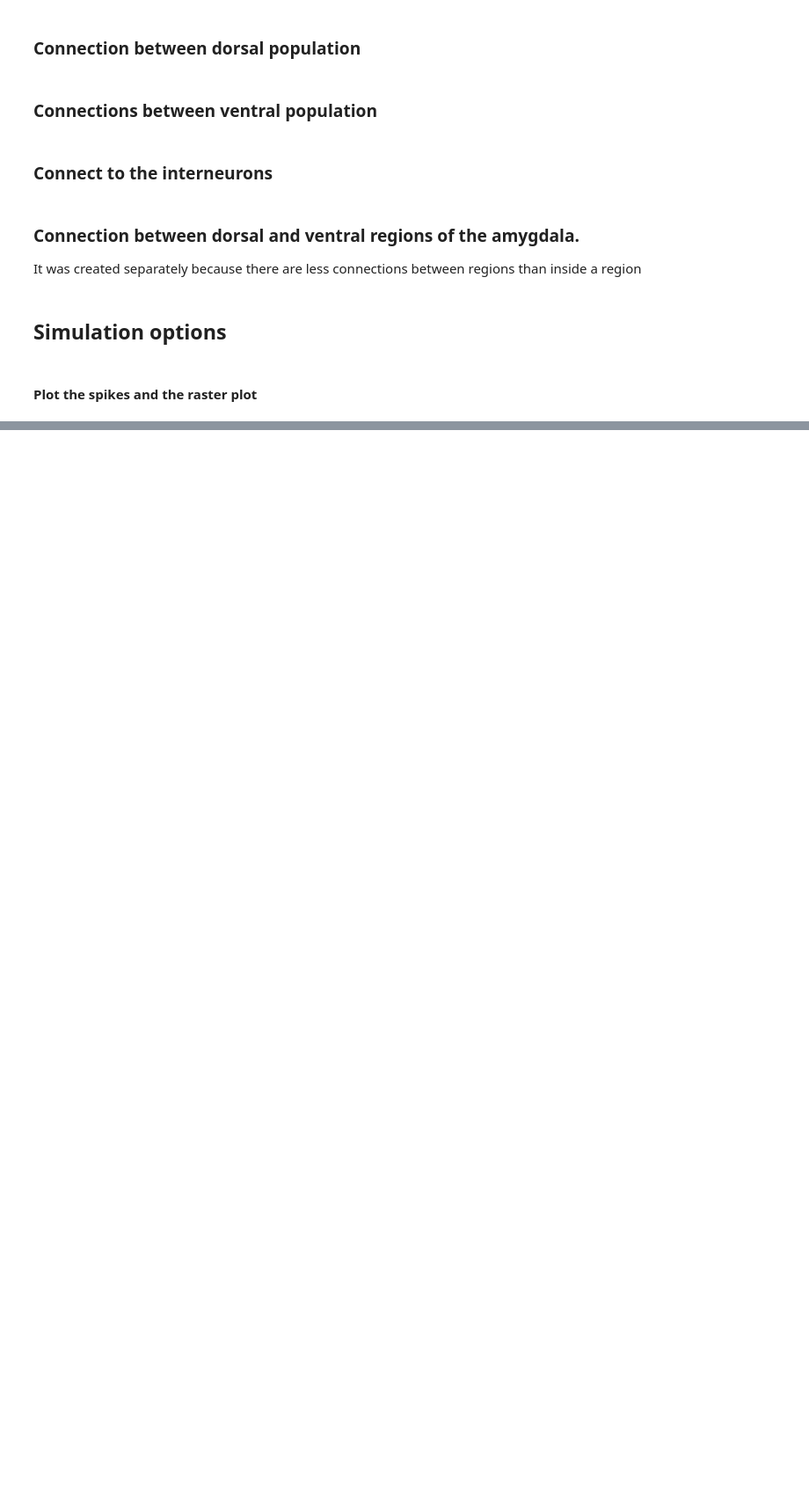
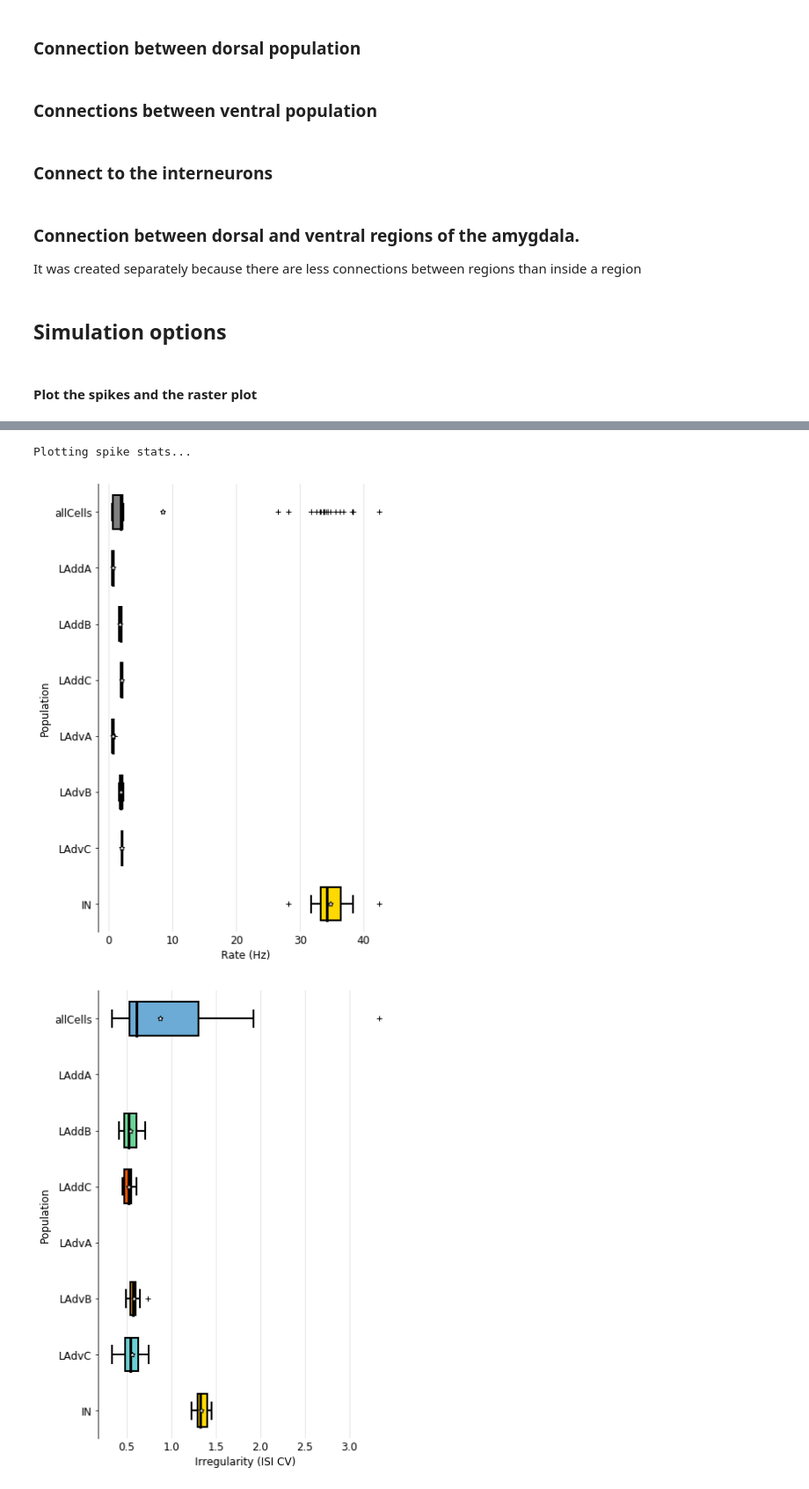
Before and after one commit to paulaxgr/lascon_project, a Jupyter notebook: project_code.ipynb, the cells around one changed output, grey strips where cells are left out. Shown at 88% size. Drawn from its saved outputs; the diff is of its cells as text; code cells hidden in the pictures; blank space fills up the shorter version.

```diff
--- a/project_code.ipynb
+++ b/project_code.ipynb
@@ -369,2 +426,8 @@ Plotting spike stats...
   'gidsData': [],
   'ynormsData': []})
+# %%
+sim.analysis.plotSpikeStats(include = ['allCells','LAddA','LAddB','LAddC','LAdvA','LAdvB','LAdvC','IN'])
+# %% [output]
+Plotting spike stats...
+[figure, added]
+[figure, added]
```
Also changed, not shown: parts of 14 cells of this notebook, 1 other file.
